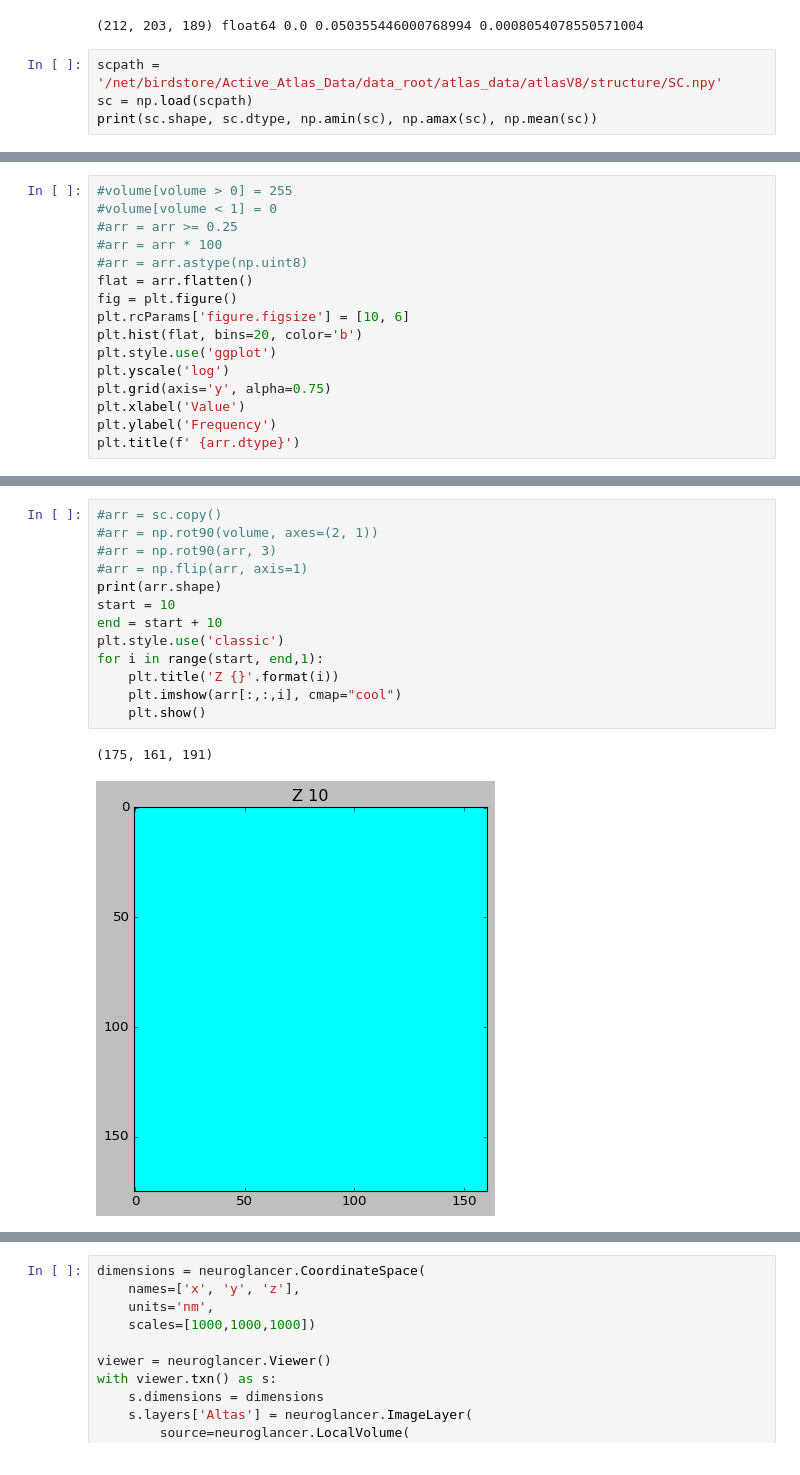
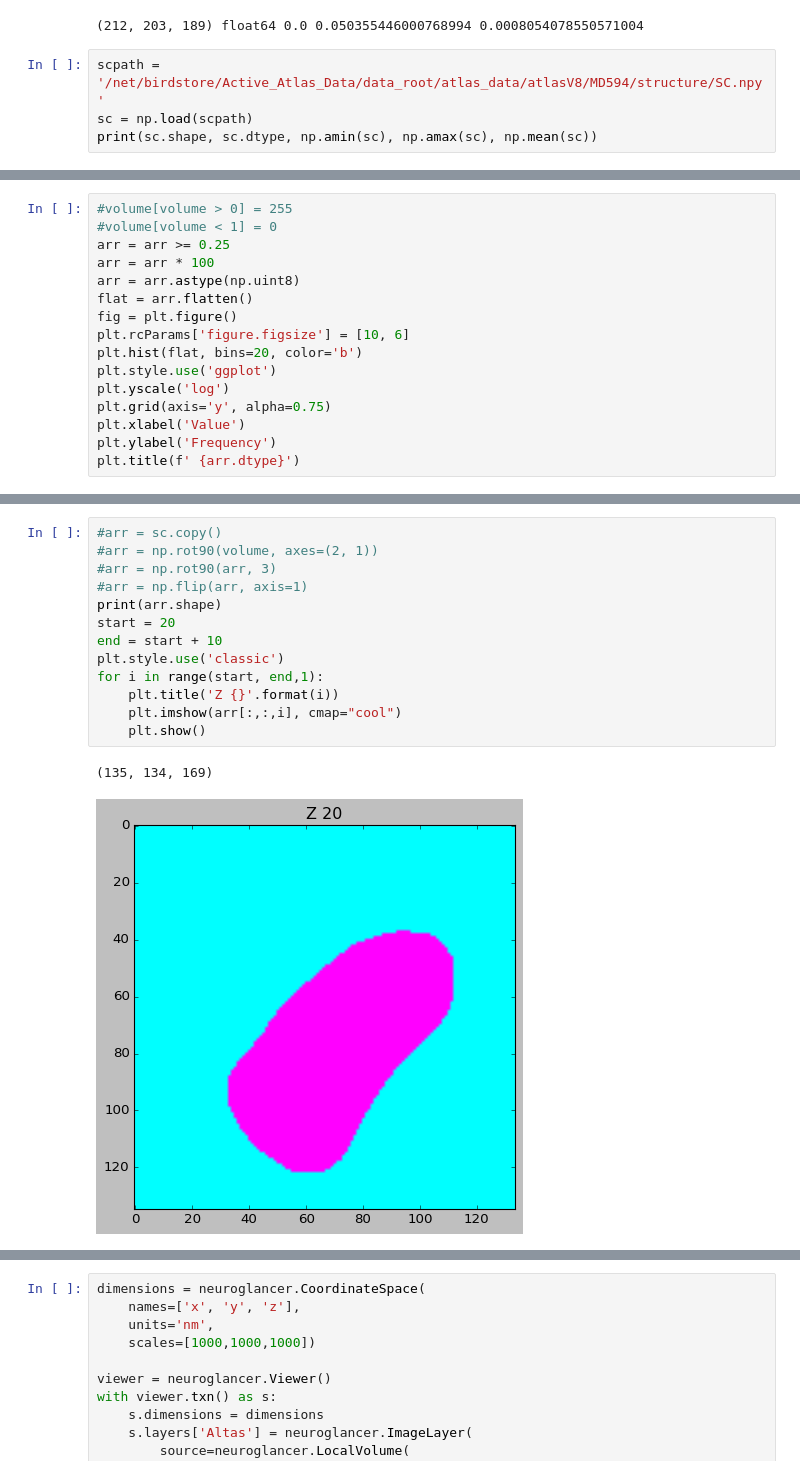
Before and after one commit to ActiveBrainAtlas2/preprocessing-pipeline, a Jupyter notebook: notebooks/average_volume.ipynb, the cells around one changed output, grey strips where cells are left out. Cells and saved outputs as stored; diff of their text form.

Commit message:
all atlas scripts are working. just need some fine tuning

```diff
--- a/notebooks/average_volume.ipynb
+++ b/notebooks/average_volume.ipynb
@@ -45,7 +45,7 @@ print(volume.shape, volume.dtype, np.amin(volume), np.amax(volume), np.mean(volu
 # %% [output]
 (212, 203, 189) float64 0.0 0.050355446000768994 0.0008054078550571004
 # %%
-scpath = '/net/birdstore/Active_Atlas_Data/data_root/atlas_data/atlasV8/structure/SC.npy'
+scpath = '/net/birdstore/Active_Atlas_Data/data_root/atlas_data/atlasV8/MD594/structure/SC.npy'
 sc = np.load(scpath)
 print(sc.shape, sc.dtype, np.amin(sc), np.amax(sc), np.mean(sc))
 # %% [output]
@@ -63,9 +62,9 @@ volume shape (175, 161, 191) float64 [0.00000000e+00 6.39268978e-15 1.39454755e-
 # %%
 #volume[volume > 0] = 255
 #volume[volume < 1] = 0
-#arr = arr >= 0.25
-#arr = arr * 100
-#arr = arr.astype(np.uint8)
+arr = arr >= 0.25
+arr = arr * 100
+arr = arr.astype(np.uint8)
 flat = arr.flatten()
 fig = plt.figure()
 plt.rcParams['figure.figsize'] = [10, 6]
@@ -82,16 +81,16 @@ Text(0.5, 1.0, ' float64')
 # %%
 #arr = sc.copy()
 #arr = np.rot90(volume, axes=(2, 1))
 #arr = np.rot90(arr, 3)
 #arr = np.flip(arr, axis=1)
 print(arr.shape)
-start = 10
+start = 20
 end = start + 10
 plt.style.use('classic')
 for i in range(start, end,1):
     plt.title('Z {}'.format(i))
     plt.imshow(arr[:,:,i], cmap="cool")
     plt.show()
 # %% [output]
-(175, 161, 191)
+(135, 134, 169)
-[figure, old version]
+[figure, new version]
```
Also changed, not shown: parts of 4 cells of this notebook, 3 other files.
